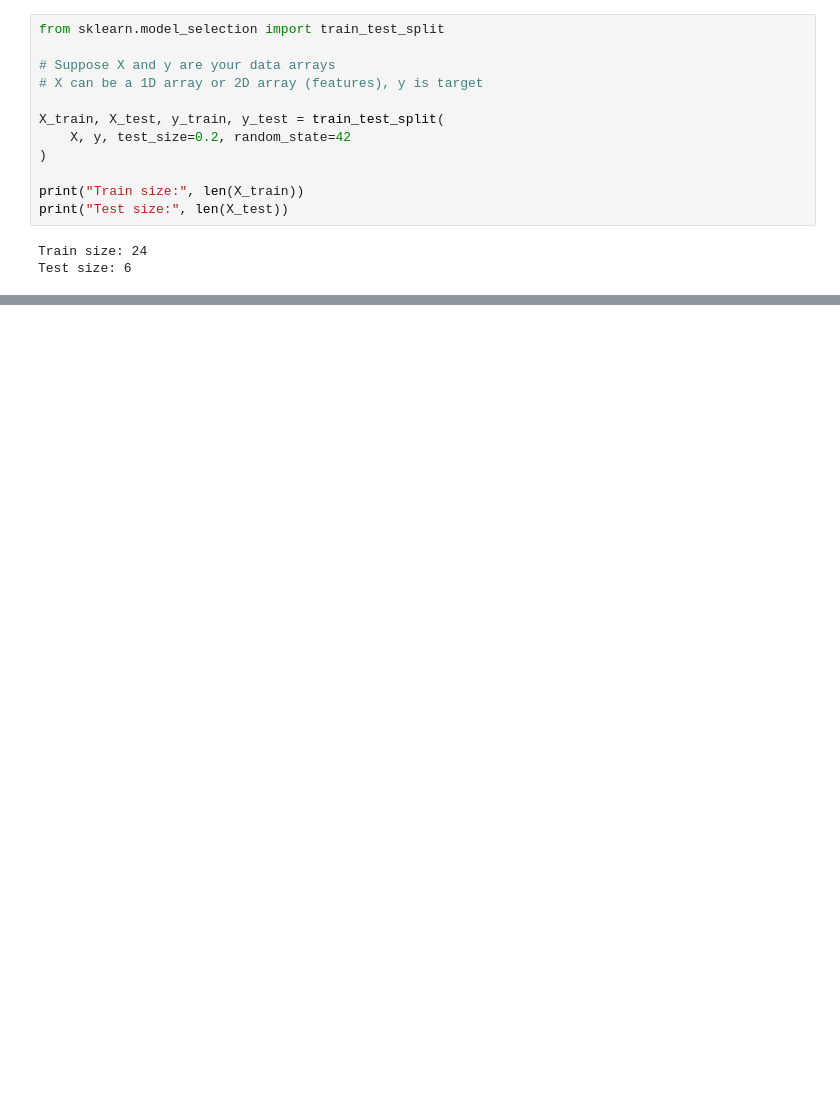
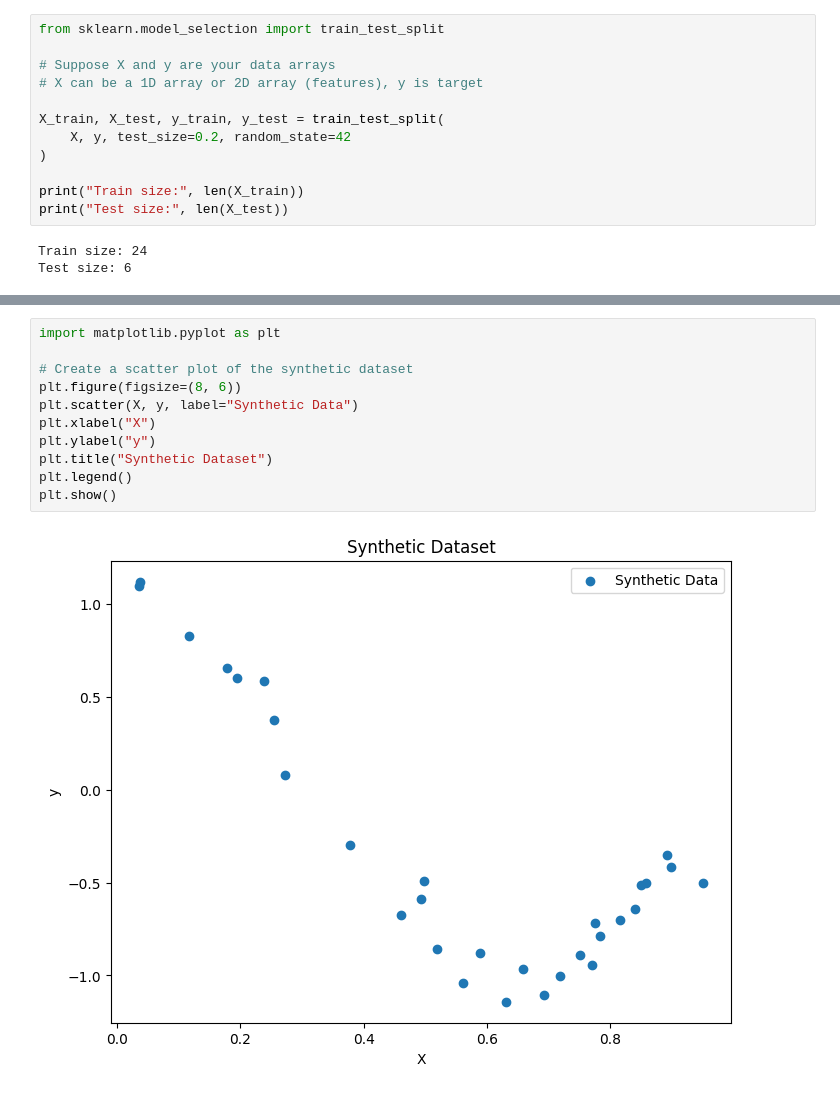
Before and after one commit to Ritesh1126/Deep-Learning, a Jupyter notebook: overfitting and underfitting issues.ipynb, the cells around one changed output, grey strips where cells are left out. Cells and saved outputs as stored; diff of their text form; blank space fills up the shorter version.

```diff
--- a/overfitting and underfitting issues.ipynb
+++ b/overfitting and underfitting issues.ipynb
@@ -28,0 +71,13 @@ Test size: 6
+# %%
+import matplotlib.pyplot as plt
+
+# Create a scatter plot of the synthetic dataset
+plt.figure(figsize=(8, 6))
+plt.scatter(X, y, label="Synthetic Data")
+plt.xlabel("X")
+plt.ylabel("y")
+plt.title("Synthetic Dataset")
+plt.legend()
+plt.show()
+# %% [output]
+[figure, added]
```
Also changed, not shown: parts of 7 cells of this notebook.
